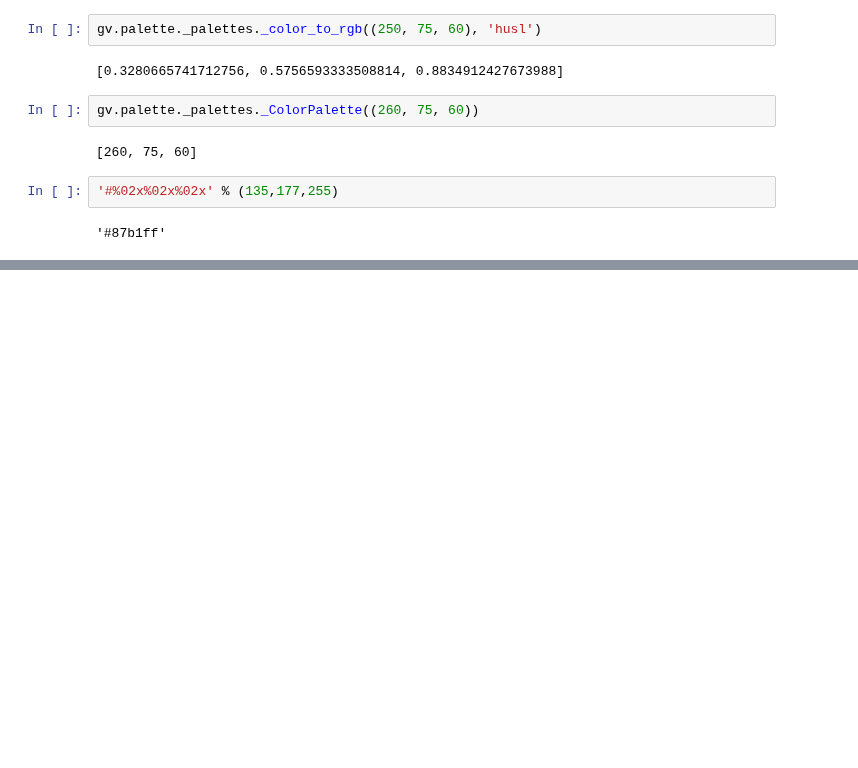
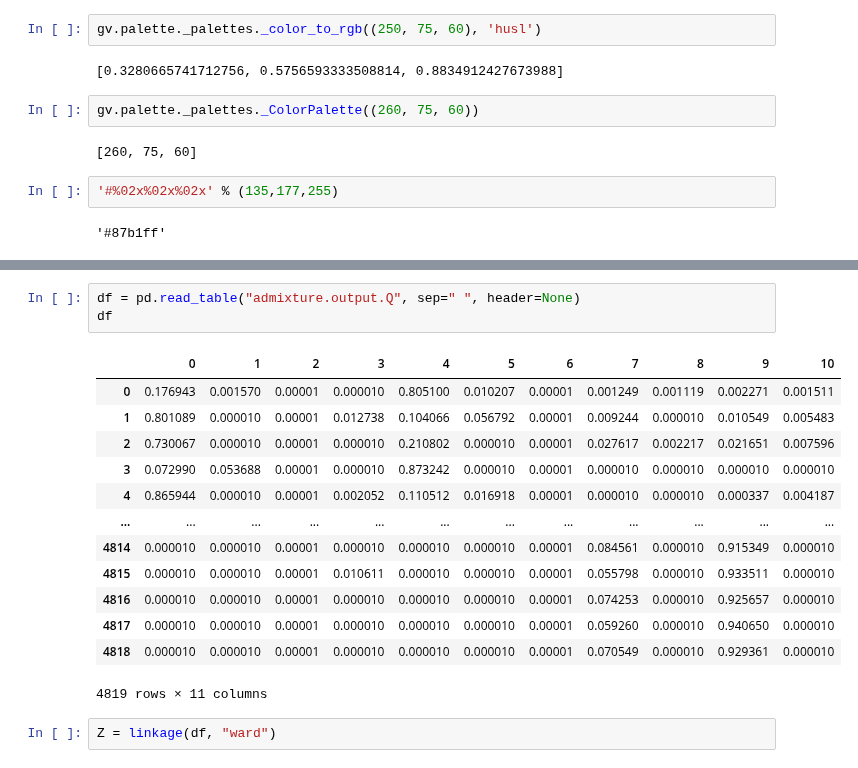
Before and after one commit to ShujiaHuang/geneview, a Jupyter notebook: docs/tutorial/aesthetics.ipynb, the cells around one changed output, grey strips where cells are left out. Cells and saved outputs as stored; diff of their text form; blank space fills up the shorter version.

```diff
--- a/docs/tutorial/aesthetics.ipynb
+++ b/docs/tutorial/aesthetics.ipynb
@@ -119,0 +188,19 @@ gv.palette._palettes._ColorPalette((260, 75, 60))
+# %%
+df = pd.read_table("admixture.output.Q", sep=" ", header=None)
+df
+# %% [output]
+|  | 0 | 1 | 2 | 3 | 4 | 5 | 6 | 7 | 8 | 9 | 10 |
+| 0 | 0.176943 | 0.001570 | 0.00001 | 0.000010 | 0.805100 | 0.010207 | 0.00001 | 0.001249 | 0.001119 | 0.002271 | 0.001511 |
+| 1 | 0.801089 | 0.000010 | 0.00001 | 0.012738 | 0.104066 | 0.056792 | 0.00001 | 0.009244 | 0.000010 | 0.010549 | 0.005483 |
+| 2 | 0.730067 | 0.000010 | 0.00001 | 0.000010 | 0.210802 | 0.000010 | 0.00001 | 0.027617 | 0.002217 | 0.021651 | 0.007596 |
+| 3 | 0.072990 | 0.053688 | 0.00001 | 0.000010 | 0.873242 | 0.000010 | 0.00001 | 0.000010 | 0.000010 | 0.000010 | 0.000010 |
+| 4 | 0.865944 | 0.000010 | 0.00001 | 0.002052 | 0.110512 | 0.016918 | 0.00001 | 0.000010 | 0.000010 | 0.000337 | 0.004187 |
+| ... | ... | ... | ... | ... | ... | ... | ... | ... | ... | ... | ... |
+| 4814 | 0.000010 | 0.000010 | 0.00001 | 0.000010 | 0.000010 | 0.000010 | 0.00001 | 0.084561 | 0.000010 | 0.915349 | 0.000010 |
+| 4815 | 0.000010 | 0.000010 | 0.00001 | 0.010611 | 0.000010 | 0.000010 | 0.00001 | 0.055798 | 0.000010 | 0.933511 | 0.000010 |
+| 4816 | 0.000010 | 0.000010 | 0.00001 | 0.000010 | 0.000010 | 0.000010 | 0.00001 | 0.074253 | 0.000010 | 0.925657 | 0.000010 |
+| 4817 | 0.000010 | 0.000010 | 0.00001 | 0.000010 | 0.000010 | 0.000010 | 0.00001 | 0.059260 | 0.000010 | 0.940650 | 0.000010 |
+| 4818 | 0.000010 | 0.000010 | 0.00001 | 0.000010 | 0.000010 | 0.000010 | 0.00001 | 0.070549 | 0.000010 | 0.929361 | 0.000010 |
+4819 rows × 11 columns
+# %%
+Z = linkage(df, "ward")
```
Also changed, not shown: parts of 10 cells of this notebook.
